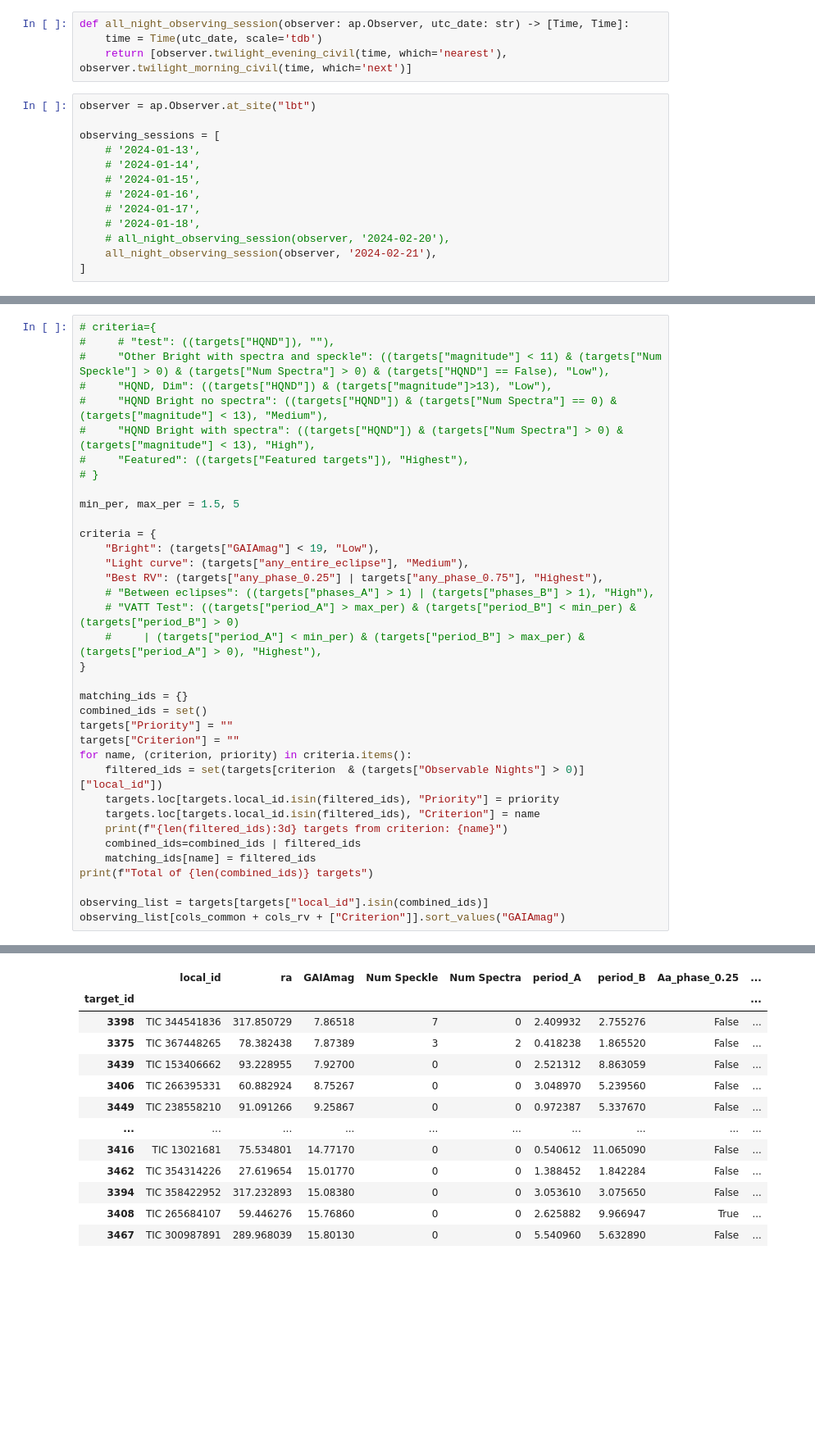
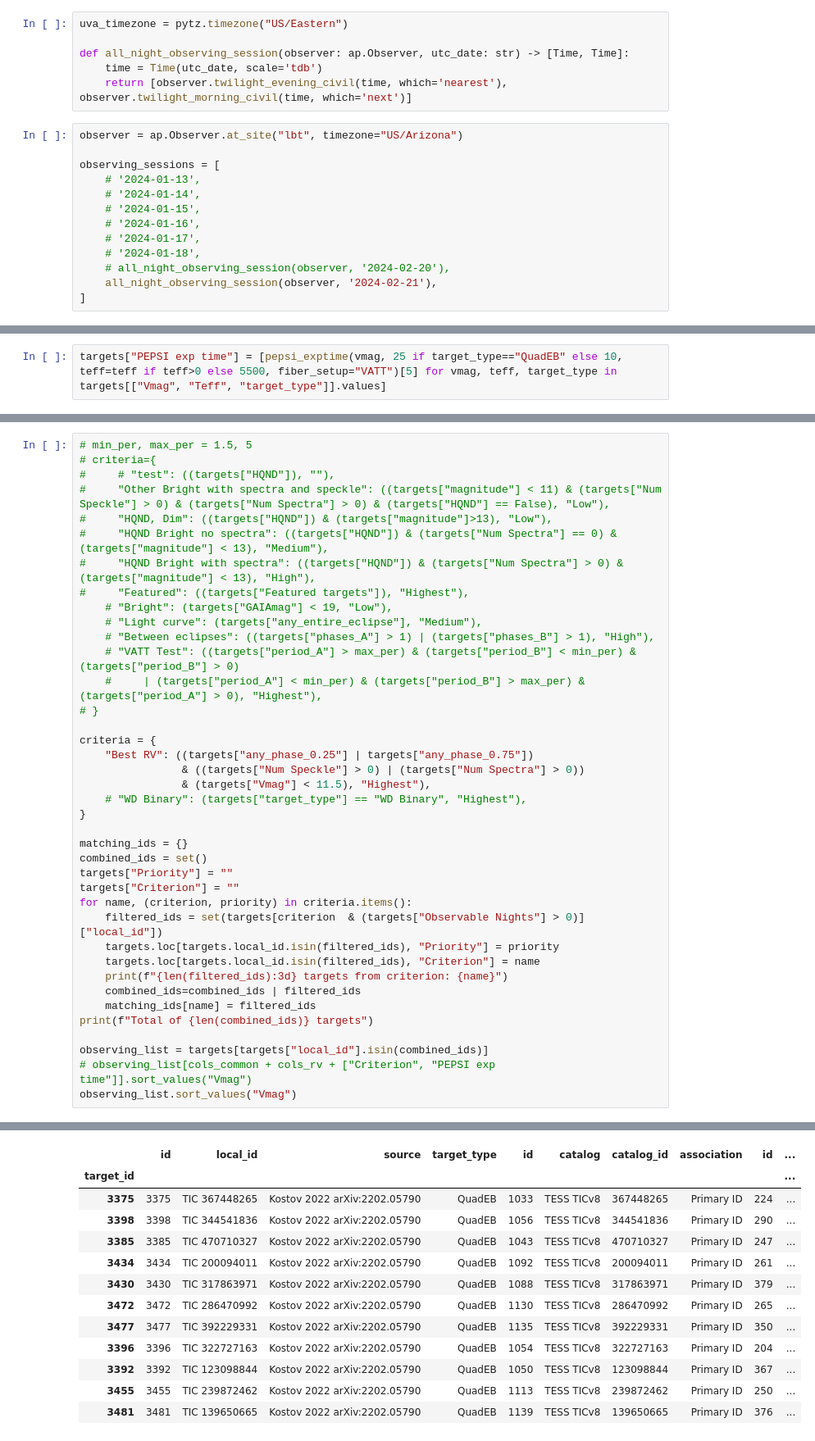
Before and after one commit to CvillePaul/Observation-Planner, a Jupyter notebook: Observation Planner.ipynb, the cells around one changed output, grey strips where cells are left out. Shown: that part at 82% size. Cells and saved outputs as stored; diff of their text form; blank space fills up the shorter version.

```diff
--- a/Observation Planner.ipynb
+++ b/Observation Planner.ipynb
@@ -8,11 +7,13 @@ import astropy.units as u
 import  astroplan as ap
 import pandas as pd
 # %%
+uva_timezone = pytz.timezone("US/Eastern")
+
 def all_night_observing_session(observer: ap.Observer, utc_date: str) -> [Time, Time]:
     time = Time(utc_date, scale='tdb')
     return [observer.twilight_evening_civil(time, which='nearest'), observer.twilight_morning_civil(time, which='next')]
 # %%
-observer = ap.Observer.at_site("lbt")
+observer = ap.Observer.at_site("lbt", timezone="US/Arizona")
 
 observing_sessions = [
     # '2024-01-13',
@@ -181,3 +495,5 @@ targets
+# %%
+targets["PEPSI exp time"] = [pepsi_exptime(vmag, 25 if target_type=="QuadEB" else 10, teff=teff if teff>0 else 5500, fiber_setup="VATT")[5] for vmag, teff, target_type in targets[["Vmag", "Teff", "target_type"]].values]
 # %%
 #make astroplan objects for each target
 fixed_targets = [
@@ -219,4 +535,5 @@ cols_common = cols_basic + cols_rawdata + cols_ephem
 # %%
+# min_per, max_per = 1.5, 5
 # criteria={
 #     # "test": ((targets["HQND"]), ""),
 #     "Other Bright with spectra and speckle": ((targets["magnitude"] < 11) & (targets["Num Speckle"] > 0) & (targets["Num Spectra"] > 0) & (targets["HQND"] == False), "Low"),
@@ -224,17 +541,18 @@ cols_common = cols_basic + cols_rawdata + cols_ephem
 #     "HQND Bright no spectra": ((targets["HQND"]) & (targets["Num Spectra"] == 0) & (targets["magnitude"] < 13), "Medium"),
 #     "HQND Bright with spectra": ((targets["HQND"]) & (targets["Num Spectra"] > 0) & (targets["magnitude"] < 13), "High"),
 #     "Featured": ((targets["Featured targets"]), "Highest"),
-# }
-
-min_per, max_per = 1.5, 5
-
-criteria = {
-    "Bright": (targets["GAIAmag"] < 19, "Low"),
-    "Light curve": (targets["any_entire_eclipse"], "Medium"),
-    "Best RV": (targets["any_phase_0.25"] | targets["any_phase_0.75"], "Highest"),
+    # "Bright": (targets["GAIAmag"] < 19, "Low"),
+    # "Light curve": (targets["any_entire_eclipse"], "Medium"),
     # "Between eclipses": ((targets["phases_A"] > 1) | (targets["phases_B"] > 1), "High"),
     # "VATT Test": ((targets["period_A"] > max_per) & (targets["period_B"] < min_per) & (targets["period_B"] > 0)
     #     | (targets["period_A"] < min_per) & (targets["period_B"] > max_per) & (targets["period_A"] > 0), "Highest"),
+# }
+
+criteria = {
+    "Best RV": ((targets["any_phase_0.25"] | targets["any_phase_0.75"])
+                & ((targets["Num Speckle"] > 0) | (targets["Num Spectra"] > 0))
+                & (targets["Vmag"] < 11.5), "Highest"),
+    # "WD Binary": (targets["target_type"] == "WD Binary", "Highest"),
 }
 
 matching_ids = {}
@@ -251,5 +569,6 @@ for name, (criterion, priority) in criteria.items():
 print(f"Total of {len(combined_ids)} targets")
 
 observing_list = targets[targets["local_id"].isin(combined_ids)]
-observing_list[cols_common + cols_rv + ["Criterion"]].sort_values("GAIAmag")
+# observing_list[cols_common + cols_rv + ["Criterion", "PEPSI exp time"]].sort_values("Vmag")
+observing_list.sort_values("Vmag")
 # %% [output]
@@ -260,13 +577,13 @@ Total of 101 targets
-|  | local_id | ra | GAIAmag | Num Speckle | Num Spectra | period_A | period_B | Aa_phase_0.25 | ... |
-| target_id |  |  |  |  |  |  |  |  | ... |
-| 3398 | TIC 344541836 | 317.850729 | 7.86518 | 7 | 0 | 2.409932 | 2.755276 | False | ... |
-| 3375 | TIC 367448265 | 78.382438 | 7.87389 | 3 | 2 | 0.418238 | 1.865520 | False | ... |
-| 3439 | TIC 153406662 | 93.228955 | 7.92700 | 0 | 0 | 2.521312 | 8.863059 | False | ... |
-| 3406 | TIC 266395331 | 60.882924 | 8.75267 | 0 | 0 | 3.048970 | 5.239560 | False | ... |
-| 3449 | TIC 238558210 | 91.091266 | 9.25867 | 0 | 0 | 0.972387 | 5.337670 | False | ... |
-| ... | ... | ... | ... | ... | ... | ... | ... | ... | ... |
-| 3416 | TIC 13021681 | 75.534801 | 14.77170 | 0 | 0 | 0.540612 | 11.065090 | False | ... |
-| 3462 | TIC 354314226 | 27.619654 | 15.01770 | 0 | 0 | 1.388452 | 1.842284 | False | ... |
-| 3394 | TIC 358422952 | 317.232893 | 15.08380 | 0 | 0 | 3.053610 | 3.075650 | False | ... |
-| 3408 | TIC 265684107 | 59.446276 | 15.76860 | 0 | 0 | 2.625882 | 9.966947 | True | ... |
-| 3467 | TIC 300987891 | 289.968039 | 15.80130 | 0 | 0 | 5.540960 | 5.632890 | False | ... |
+|  | id | local_id | source | target_type | id | catalog | catalog_id | association | id | ... |
+| target_id |  |  |  |  |  |  |  |  |  | ... |
+| 3375 | 3375 | TIC 367448265 | Kostov 2022 arXiv:2202.05790 | QuadEB | 1033 | TESS TICv8 | 367448265 | Primary ID | 224 | ... |
+| 3398 | 3398 | TIC 344541836 | Kostov 2022 arXiv:2202.05790 | QuadEB | 1056 | TESS TICv8 | 344541836 | Primary ID | 290 | ... |
+| 3385 | 3385 | TIC 470710327 | Kostov 2022 arXiv:2202.05790 | QuadEB | 1043 | TESS TICv8 | 470710327 | Primary ID | 247 | ... |
+| 3434 | 3434 | TIC 200094011 | Kostov 2022 arXiv:2202.05790 | QuadEB | 1092 | TESS TICv8 | 200094011 | Primary ID | 261 | ... |
+| 3430 | 3430 | TIC 317863971 | Kostov 2022 arXiv:2202.05790 | QuadEB | 1088 | TESS TICv8 | 317863971 | Primary ID | 379 | ... |
+| 3472 | 3472 | TIC 286470992 | Kostov 2022 arXiv:2202.05790 | QuadEB | 1130 | TESS TICv8 | 286470992 | Primary ID | 265 | ... |
+| 3477 | 3477 | TIC 392229331 | Kostov 2022 arXiv:2202.05790 | QuadEB | 1135 | TESS TICv8 | 392229331 | Primary ID | 350 | ... |
+| 3396 | 3396 | TIC 322727163 | Kostov 2022 arXiv:2202.05790 | QuadEB | 1054 | TESS TICv8 | 322727163 | Primary ID | 204 | ... |
+| 3392 | 3392 | TIC 123098844 | Kostov 2022 arXiv:2202.05790 | QuadEB | 1050 | TESS TICv8 | 123098844 | Primary ID | 367 | ... |
+| 3455 | 3455 | TIC 239872462 | Kostov 2022 arXiv:2202.05790 | QuadEB | 1113 | TESS TICv8 | 239872462 | Primary ID | 250 | ... |
+| 3481 | 3481 | TIC 139650665 | Kostov 2022 arXiv:2202.05790 | QuadEB | 1139 | TESS TICv8 | 139650665 | Primary ID | 376 | ... |
```
Also changed, not shown: parts of 11 cells of this notebook.
